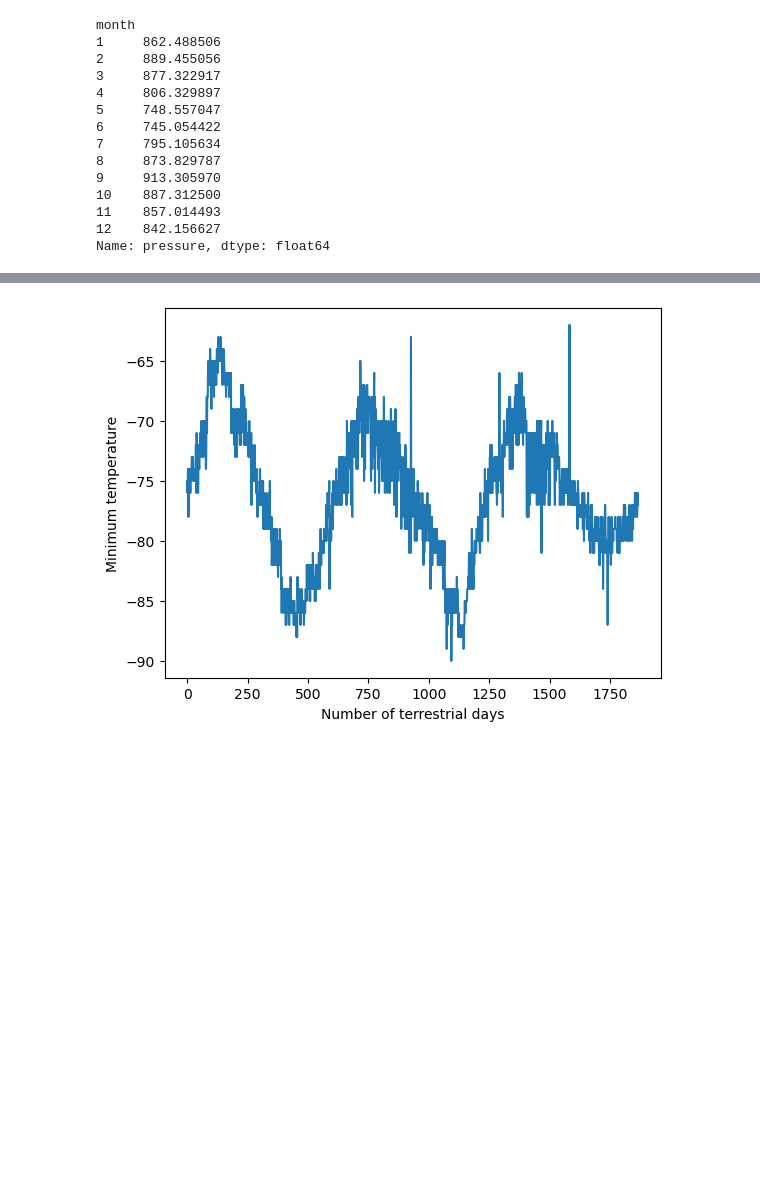
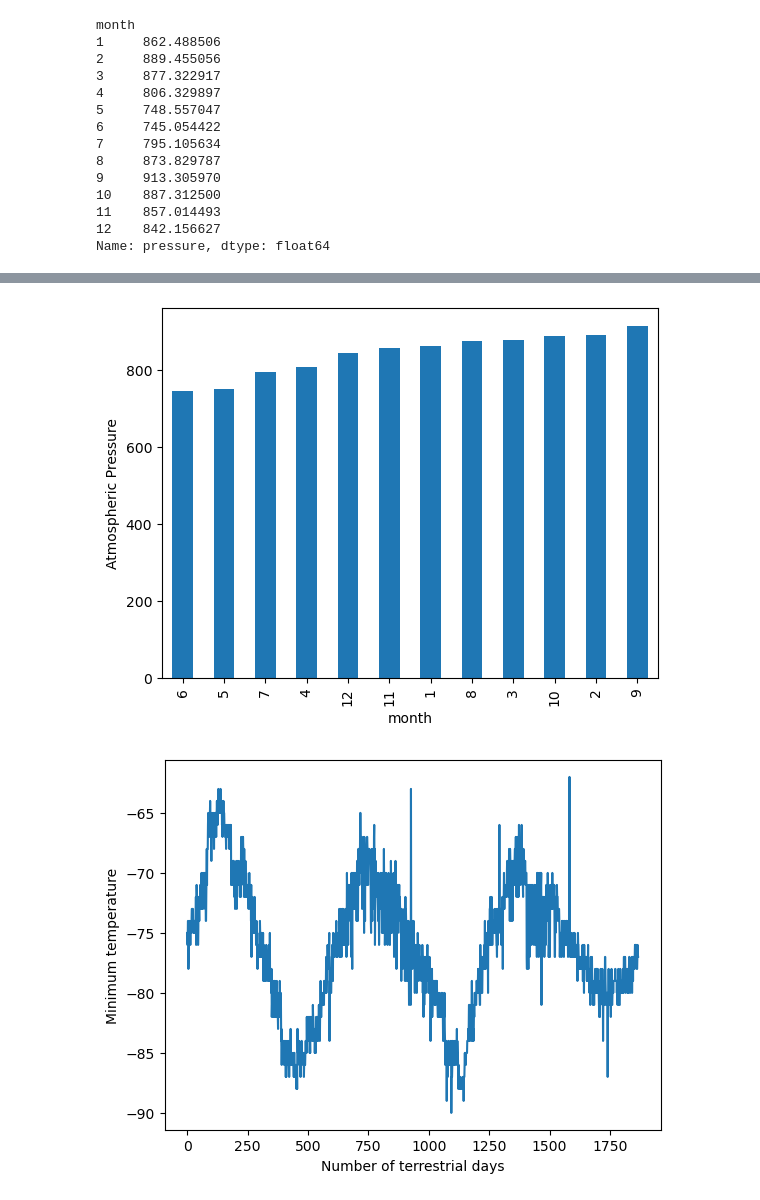
Before and after one commit to Sarah0215/Module11_Challenge, a Jupyter notebook: part_2_mars_weather.ipynb, the cells around one changed output, grey strips where cells are left out. Saved outputs shown, nothing was run; the diff lists cells and outputs as text; code cells hidden in the pictures; blank space fills up the shorter version.

```diff
--- a/part_2_mars_weather.ipynb
+++ b/part_2_mars_weather.ipynb
@@ -219,6 +224,8 @@ plt.bar(Avg_temp_month['month'],Avg_temp_month)
 [figure]
 # %%
 # 4. Average pressure by Martian month
+Avg_pre_month=Temp_data_df.groupby('month')['pressure'].mean()
+Avg_pre_month
 # %% [output]
 month
 1     862.488506
@@ -241,3 +244,12 @@ Name: pressure, dtype: float64
+# %%
+# Plot the average pressure by month
+Avg_pre_df=pd.DataFrame(Avg_pre_month)
+pre_sorted=Avg_pre_df.sort_values(by='pressure',ascending=True)
+pre_sorted.plot(kind="bar",legend=False)
+plt.ylabel("Atmospheric Pressure")
+plt.show()
+# %% [output]
+[figure, added]
 # %%
 # 5. How many terrestrial (earth) days are there in a Martian year?
 # %% [output]
```
Also changed, not shown: parts of 4 cells of this notebook.
